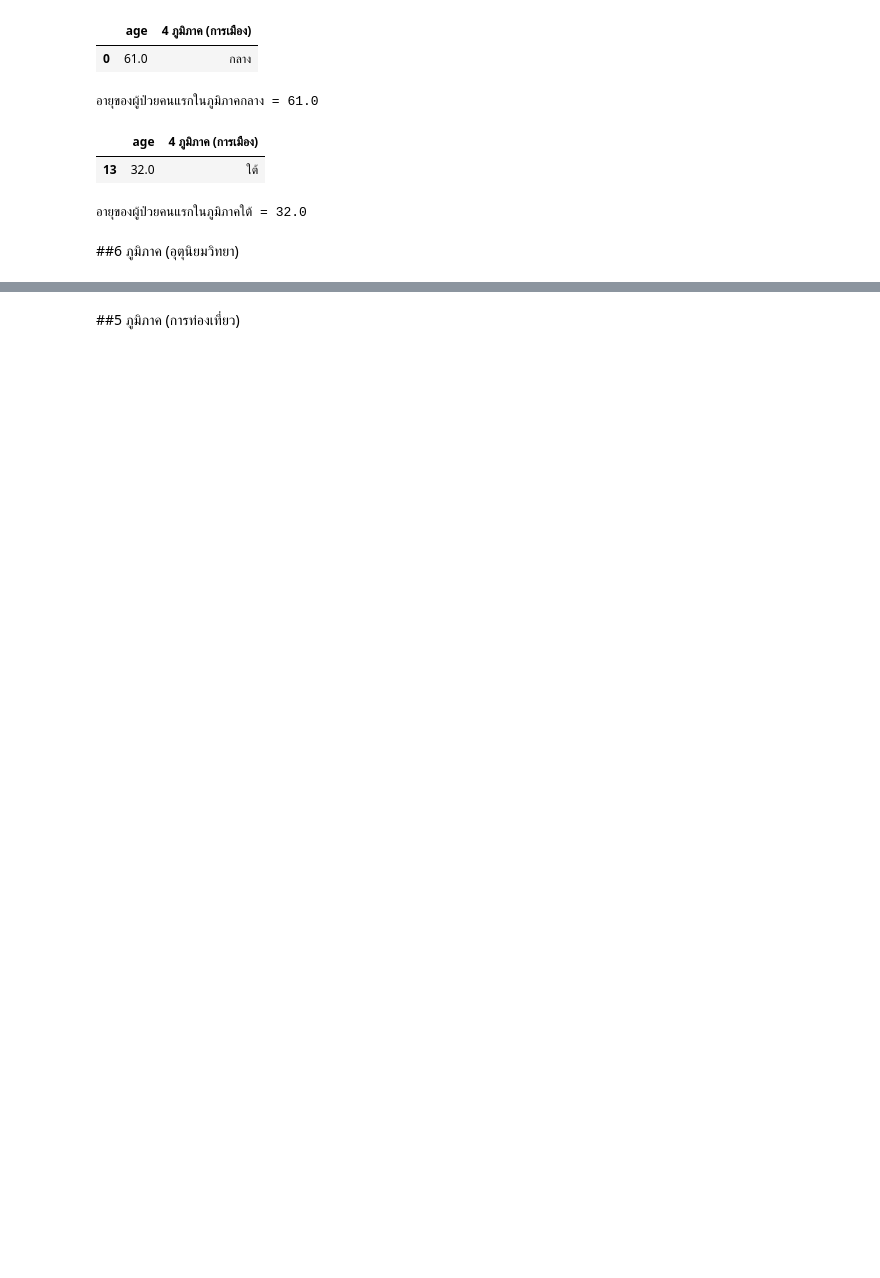
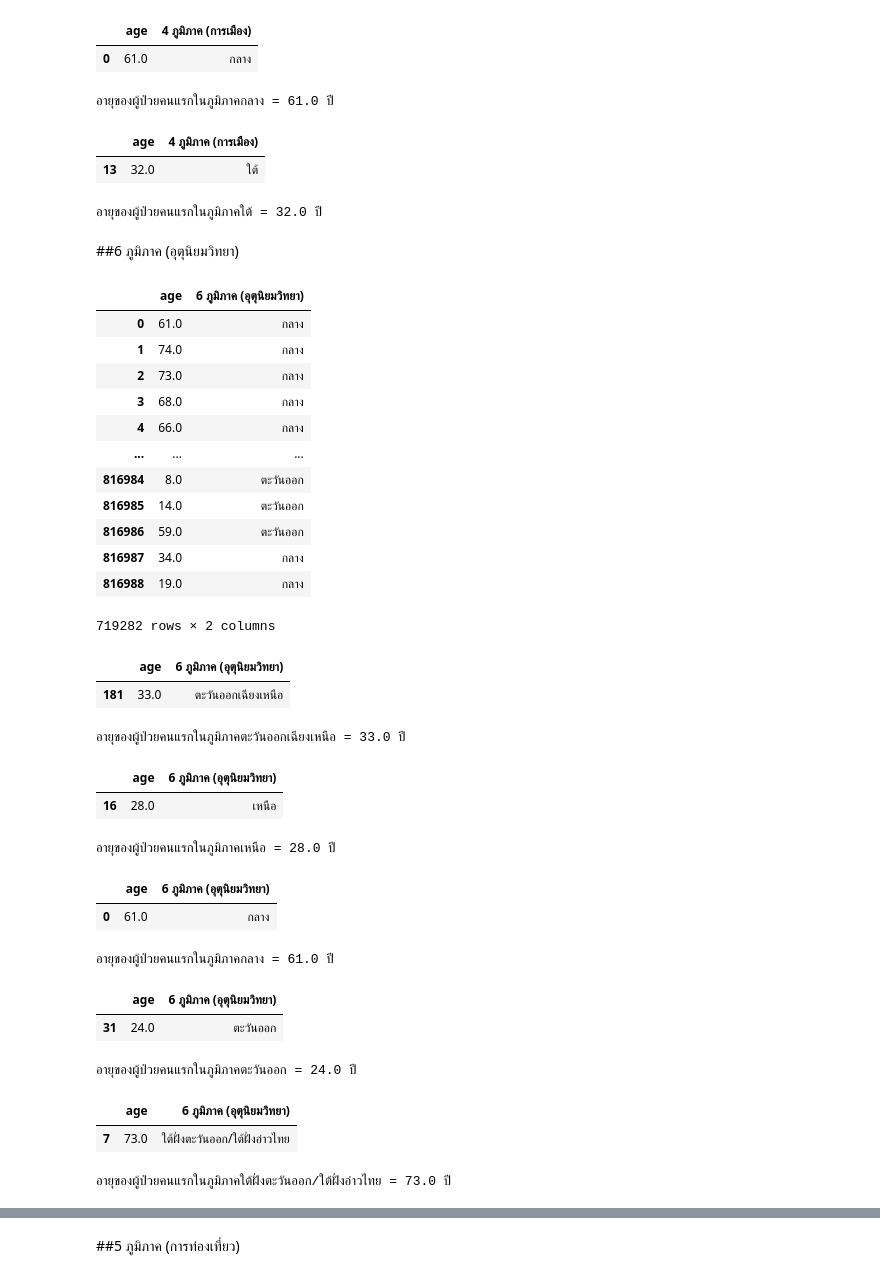
Before and after one commit to sskboonmee/data_viz_2022, a Jupyter notebook: BasicPython&DataViz_midterm2022.ipynb, the cells around one changed output, grey strips where cells are left out. Cells and saved outputs as stored; diff of their text form; code cells hidden in the pictures; blank space fills up the shorter version.

```diff
--- a/BasicPython&DataViz_midterm2022.ipynb
+++ b/BasicPython&DataViz_midterm2022.ipynb
@@ -444,9 +443,9 @@ no1_4po_c.iloc[:1,:]
 | 0 | 61.0 | กลาง |
 # %%
 age = no1_4po_c.iloc[:1,:].iloc[0,0]
-print(f'อายุของผู้ป่วยคนแรกในภูมิภาคกลาง = {age} ')
+print(f'อายุของผู้ป่วยคนแรกในภูมิภาคกลาง = {age} ปี ')
 # %% [output]
-อายุของผู้ป่วยคนแรกในภูมิภาคกลาง = 61.0
+อายุของผู้ป่วยคนแรกในภูมิภาคกลาง = 61.0 ปี
 # %%
 no1_4po_s = no1_4po[no1_4po['4 ภูมิภาค (การเมือง)']=='ใต้']
 no1_4po_s.iloc[:1,:]
@@ -455,8 +454,80 @@ no1_4po_s.iloc[:1,:]
 | 13 | 32.0 | ใต้ |
 # %%
 age = no1_4po_s.iloc[:1,:].iloc[0,0]
-print(f'อายุของผู้ป่วยคนแรกในภูมิภาคใต้ = {age} ')
+print(f'อายุของผู้ป่วยคนแรกในภูมิภาคใต้ = {age} ปี ')
 # %% [output]
-อายุของผู้ป่วยคนแรกในภูมิภาคใต้ = 32.0
+อายุของผู้ป่วยคนแรกในภูมิภาคใต้ = 32.0 ปี
 # %% [markdown]
 ##6 ภูมิภาค (อุตุนิยมวิทยา)
+# %%
+no1_6met =data_drop[['age','6 ภูมิภาค (อุตุนิยมวิทยา)']]
+no1_6met
+# %% [output]
+|  | age | 6 ภูมิภาค (อุตุนิยมวิทยา) |
+| 0 | 61.0 | กลาง |
+| 1 | 74.0 | กลาง |
+| 2 | 73.0 | กลาง |
+| 3 | 68.0 | กลาง |
+| 4 | 66.0 | กลาง |
+| ... | ... | ... |
+| 816984 | 8.0 | ตะวันออก |
+| 816985 | 14.0 | ตะวันออก |
+| 816986 | 59.0 | ตะวันออก |
+| 816987 | 34.0 | กลาง |
+| 816988 | 19.0 | กลาง |
+719282 rows × 2 columns
+# %%
+no1_6met_ne= no1_6met[no1_6met['6 ภูมิภาค (อุตุนิยมวิทยา)']=='ตะวันออกเฉียงเหนือ']
+no1_6met_ne.iloc[:1,:]
+# %% [output]
+|  | age | 6 ภูมิภาค (อุตุนิยมวิทยา) |
+| 181 | 33.0 | ตะวันออกเฉียงเหนือ |
+# %%
+age = no1_6met_ne.iloc[:1,:].iloc[0,0]
+print(f'อายุของผู้ป่วยคนแรกในภูมิภาคตะวันออกเฉียงเหนือ = {age} ปี')
+# %% [output]
+อายุของผู้ป่วยคนแรกในภูมิภาคตะวันออกเฉียงเหนือ = 33.0 ปี
+# %%
+no1_6met_n= no1_6met[no1_6met['6 ภูมิภาค (อุตุนิยมวิทยา)']=='เหนือ']
+no1_6met_n.iloc[:1,:]
+# %% [output]
+|  | age | 6 ภูมิภาค (อุตุนิยมวิทยา) |
+| 16 | 28.0 | เหนือ |
+# %%
+age = no1_6met_n.iloc[:1,:].iloc[0,0]
+print(f'อายุของผู้ป่วยคนแรกในภูมิภาคเหนือ = {age} ปี ')
+# %% [output]
+อายุของผู้ป่วยคนแรกในภูมิภาคเหนือ = 28.0 ปี
+# %%
+no1_6met_c= no1_6met[no1_6met['6 ภูมิภาค (อุตุนิยมวิทยา)']=='กลาง']
+no1_6met_c.iloc[:1,:]
+# %% [output]
+|  | age | 6 ภูมิภาค (อุตุนิยมวิทยา) |
+| 0 | 61.0 | กลาง |
+# %%
+age = no1_6met_c.iloc[:1,:].iloc[0,0]
+print(f'อายุของผู้ป่วยคนแรกในภูมิภาคกลาง = {age} ปี ')
+# %% [output]
+อายุของผู้ป่วยคนแรกในภูมิภาคกลาง = 61.0 ปี
+# %%
+no1_6met_e= no1_6met[no1_6met['6 ภูมิภาค (อุตุนิยมวิทยา)']=='ตะวันออก']
+no1_6met_e.iloc[:1,:]
+# %% [output]
+|  | age | 6 ภูมิภาค (อุตุนิยมวิทยา) |
+| 31 | 24.0 | ตะวันออก |
+# %%
+age = no1_6met_e.iloc[:1,:].iloc[0,0]
+print(f'อายุของผู้ป่วยคนแรกในภูมิภาคตะวันออก = {age} ปี ')
+# %% [output]
+อายุของผู้ป่วยคนแรกในภูมิภาคตะวันออก = 24.0 ปี
+# %%
+no1_6met_se= no1_6met[no1_6met['6 ภูมิภาค (อุตุนิยมวิทยา)']=='ใต้ฝั่งตะวันออก/ใต้ฝั่งอ่าวไทย']
+no1_6met_se.iloc[:1,:]
+# %% [output]
+|  | age | 6 ภูมิภาค (อุตุนิยมวิทยา) |
+| 7 | 73.0 | ใต้ฝั่งตะวันออก/ใต้ฝั่งอ่าวไทย |
+# %%
+age = no1_6met_se.iloc[:1,:].iloc[0,0]
+print(f'อายุของผู้ป่วยคนแรกในภูมิภาคใต้ฝั่งตะวันออก/ใต้ฝั่งอ่าวไทย = {age} ปี')
+# %% [output]
+อายุของผู้ป่วยคนแรกในภูมิภาคใต้ฝั่งตะวันออก/ใต้ฝั่งอ่าวไทย = 73.0 ปี
```
Also changed, not shown: parts of 24 cells of this notebook.
